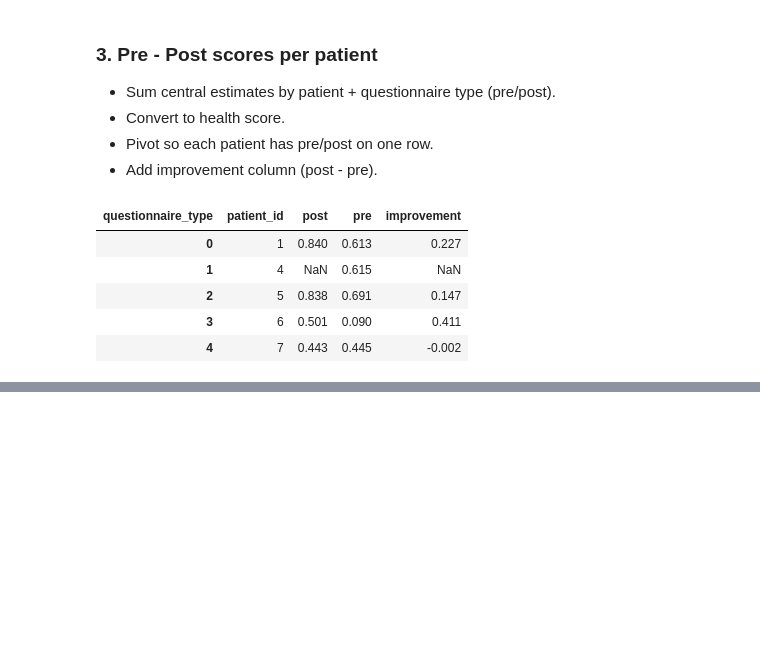
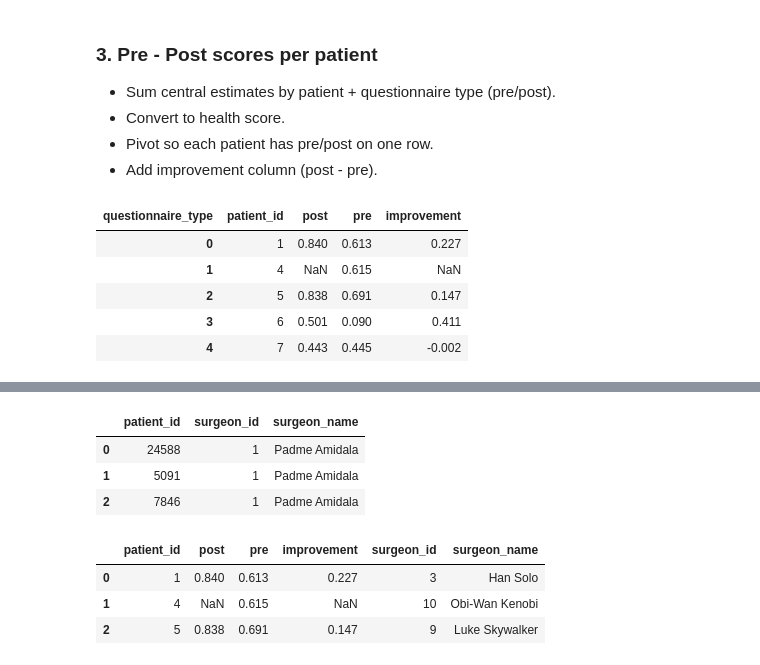
Before and after one commit to davidegonzale/gemma_test, a Jupyter notebook: notebooks/analysis.ipynb, the cells around one changed output, grey strips where cells are left out. Saved outputs shown, nothing was run; the diff lists cells and outputs as text; code cells hidden in the pictures; blank space fills up the shorter version.

```diff
--- a/notebooks/analysis.ipynb
+++ b/notebooks/analysis.ipynb
@@ -128,0 +141,19 @@ score_pivot.head()
+# %%
+with open("../sql/patient_surgeon_mapping.sql", "r") as file:
+    mapping_query = file.read()
+
+surgeon_map_df = pd.read_sql(mapping_query, engine)
+surgeon_map_df.head(3)
+# %% [output]
+|  | patient_id | surgeon_id | surgeon_name |
+| 0 | 24588 | 1 | Padme Amidala |
+| 1 | 5091 | 1 | Padme Amidala |
+| 2 | 7846 | 1 | Padme Amidala |
+# %%
+full_df = pd.merge(score_pivot, surgeon_map_df, on="patient_id", how="inner")
+full_df.head(3)
+# %% [output]
+|  | patient_id | post | pre | improvement | surgeon_id | surgeon_name |
+| 0 | 1 | 0.840 | 0.613 | 0.227 | 3 | Han Solo |
+| 1 | 4 | NaN | 0.615 | NaN | 10 | Obi-Wan Kenobi |
+| 2 | 5 | 0.838 | 0.691 | 0.147 | 9 | Luke Skywalker |
```
Also changed, not shown: parts of 14 cells of this notebook, 1 other file.
